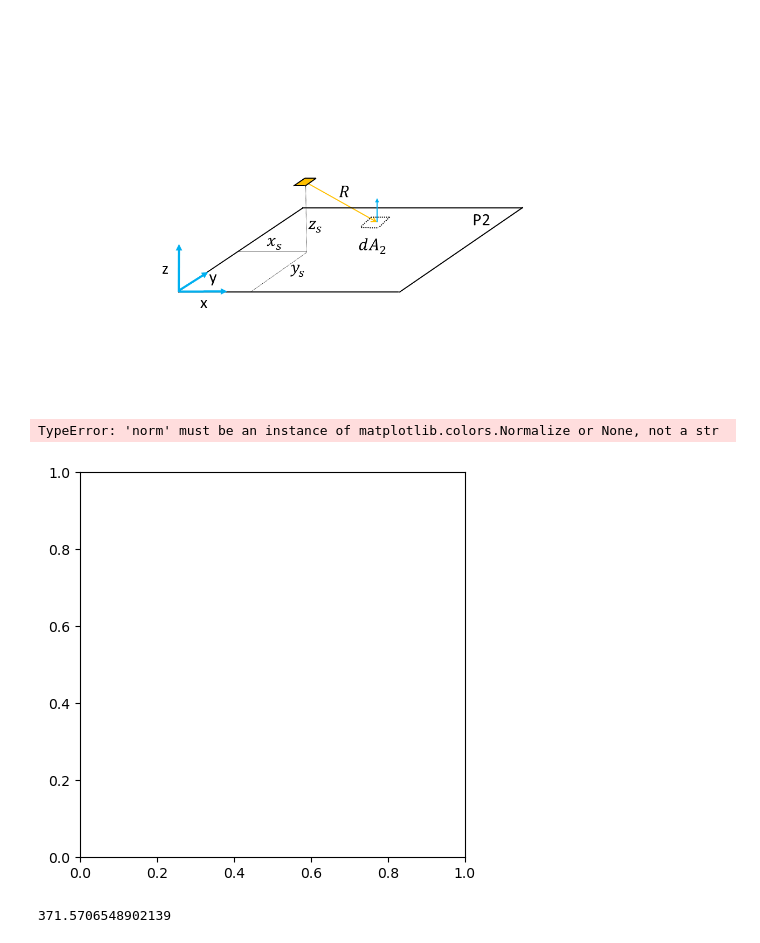
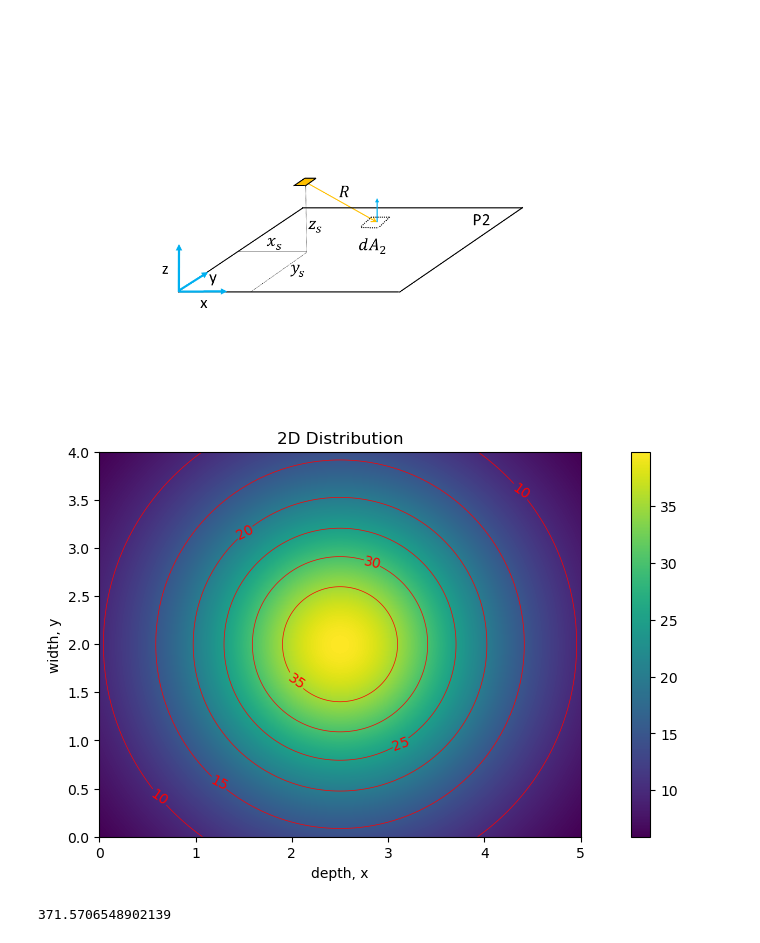
Before and after one commit to GitAndi18/Light, a Jupyter notebook: _build/jupyter_execute/Ch_1/240419_PointLineSource.ipynb, the cells around one changed output. Saved outputs shown, nothing was run; the diff lists cells and outputs as text; code cells hidden in the pictures.

```diff
--- a/_build/jupyter_execute/Ch_1/240419_PointLineSource.ipynb
+++ b/_build/jupyter_execute/Ch_1/240419_PointLineSource.ipynb
@@ -60,18 +41,36 @@ for nx, xx in enumerate(x2):
-# %%
-fig = plt.figure(figsize=(13, 5))
-plt.imshow(res_2D_p, extent = [0, ax, 0, by], norm='linear', interpolation='bilinear', aspect='1', origin='lower')
-plt.colorbar()
-X, Y = np.meshgrid(x2, y2)
-#levels = np.arange(0, 0.9, 0.2)
-CS = plt.contour(X, Y, res_2D_p, colors='r', linewidths=0.5)#, levels=levels)
-plt.clabel(CS, inline=1, fontsize=10)
-plt.title('2D Distribution')
-plt.ylabel('width, y')
-plt.xlabel('depth, x')
-plt.show()
-# %% [output]
-TypeError: 'norm' must be an instance of matplotlib.colors.Normalize or None, not a str
-[figure, removed]
+# %%
+# Point source illumination intensity
+
+def E_ps(x2, y2, xs, ys, h, phi_tot): # point source half-space spotlight
+    E = phi_tot / 2 / np.pi * h / ((x2 - xs)**2 + (y2 - ys)**2 + h**2)**(3/2)
+    return E
+
+ax = 5 # depth
+by = 4 # width
+h  = 2 # height above working plane
+
+Nx, Ny = (int(100*ax), int(100*by))
+x2 = np.linspace(0, ax, Nx)
+y2 = np.linspace(0, by, Ny)
+
+res_2D_p = np.zeros((Ny, Nx))
+for nx, xx in enumerate(x2):
+    for ny, yy in enumerate(y2):
+        res_2D_p[ny, nx] = E_ps(xx, yy, xs=2.5, ys=2, h=h, phi_tot=1000)
+
+fig = plt.figure(figsize=(13, 5))
+plt.imshow(res_2D_p, extent = [0, ax, 0, by], interpolation='bilinear', aspect='1', origin='lower')
+plt.colorbar()
+X, Y = np.meshgrid(x2, y2)
+#levels = np.arange(0, 0.9, 0.2)
+CS = plt.contour(X, Y, res_2D_p, colors='r', linewidths=0.5)#, levels=levels)
+plt.clabel(CS, inline=1, fontsize=10)
+plt.title('2D Distribution')
+plt.ylabel('width, y')
+plt.xlabel('depth, x')
+plt.show()
+# %% [output]
+[figure, added]
 # %%
 np.sum(res_2D_p) * ax / Nx * by / Ny
 # %% [output]
```
Also changed, not shown: parts of 5 cells of this notebook, 27 other files.
